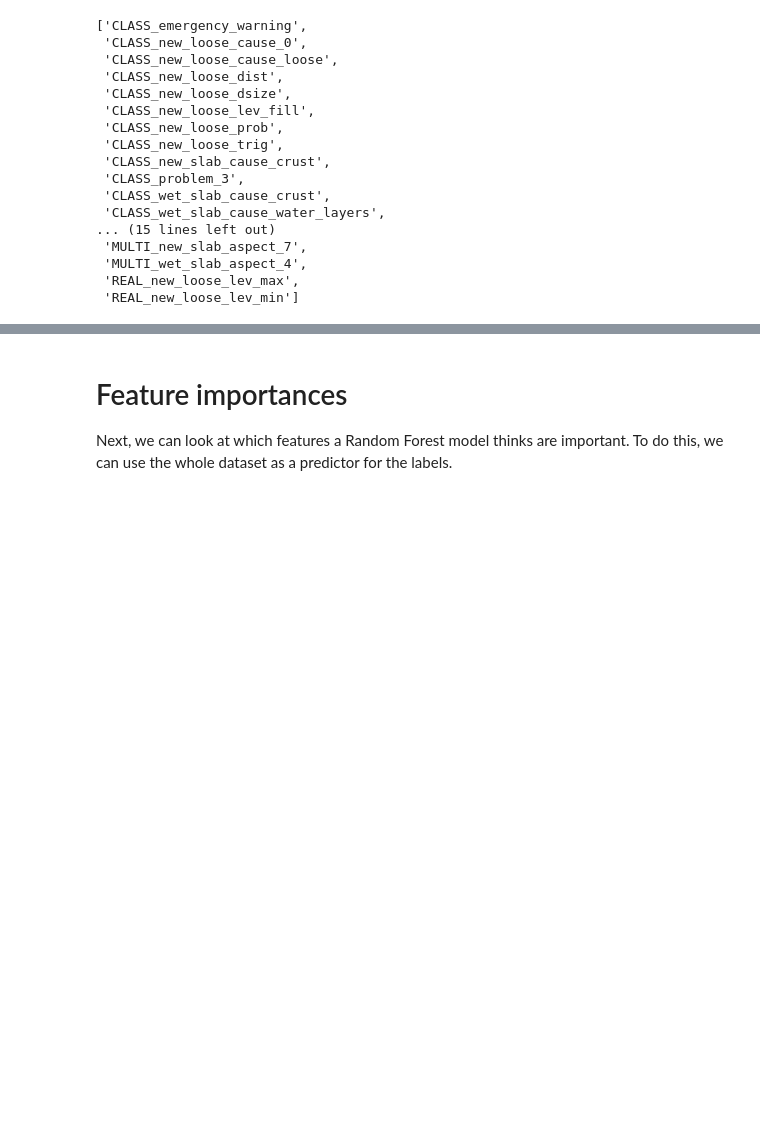
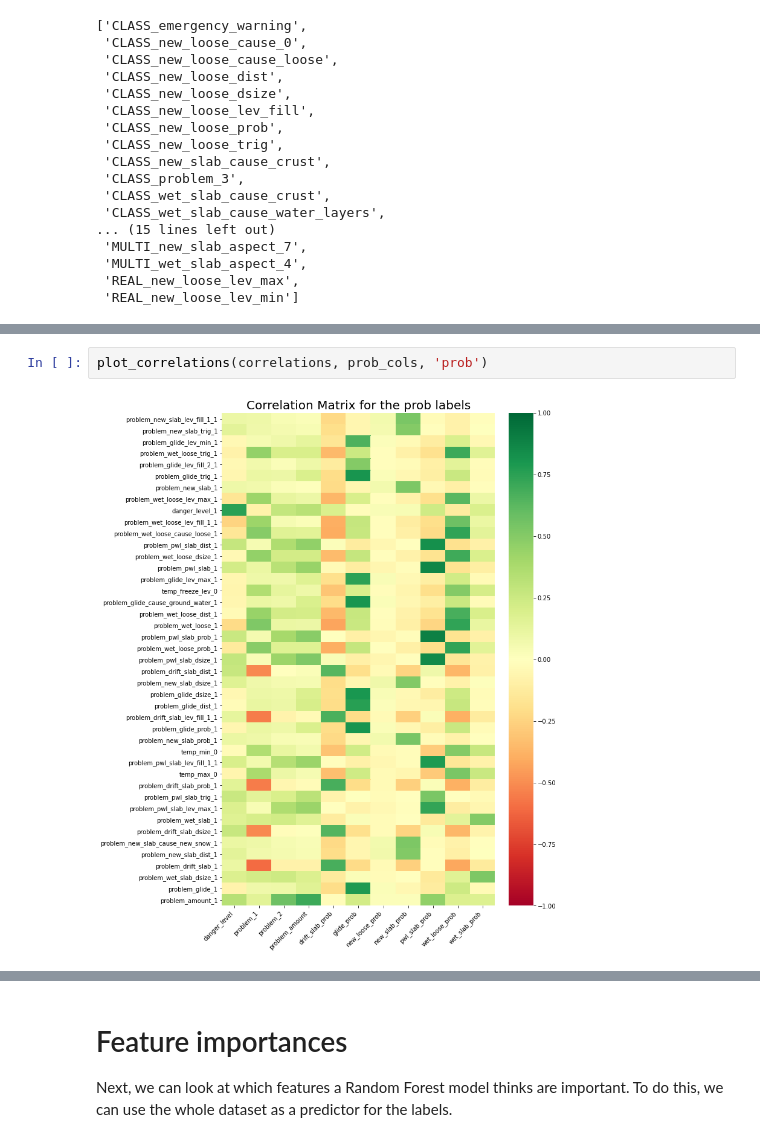
Before and after one commit to NVE/avalanche_ml, a Jupyter notebook: notebooks/analysis/1_feature_reduction.ipynb, the cells around one changed output, grey strips where cells are left out. Saved outputs shown, nothing was run; the diff lists cells and outputs as text; blank space fills up the shorter version.

```diff
--- a/notebooks/analysis/1_feature_reduction.ipynb
+++ b/notebooks/analysis/1_feature_reduction.ipynb
@@ -345,3 +334,7 @@ plt.show()
+# %%
+plot_correlations(correlations, prob_cols, 'prob')
+# %% [output]
+[figure, added]
 # %% [markdown]
 **So according to our correlation analysis, there are about 110 features out of the original 291 that are useful in predicting one or more of our labels. We can save those below and compare them with what features our other analysis find useful.**
 
```
Also changed, not shown: parts of 36 cells of this notebook, 2 other files.
